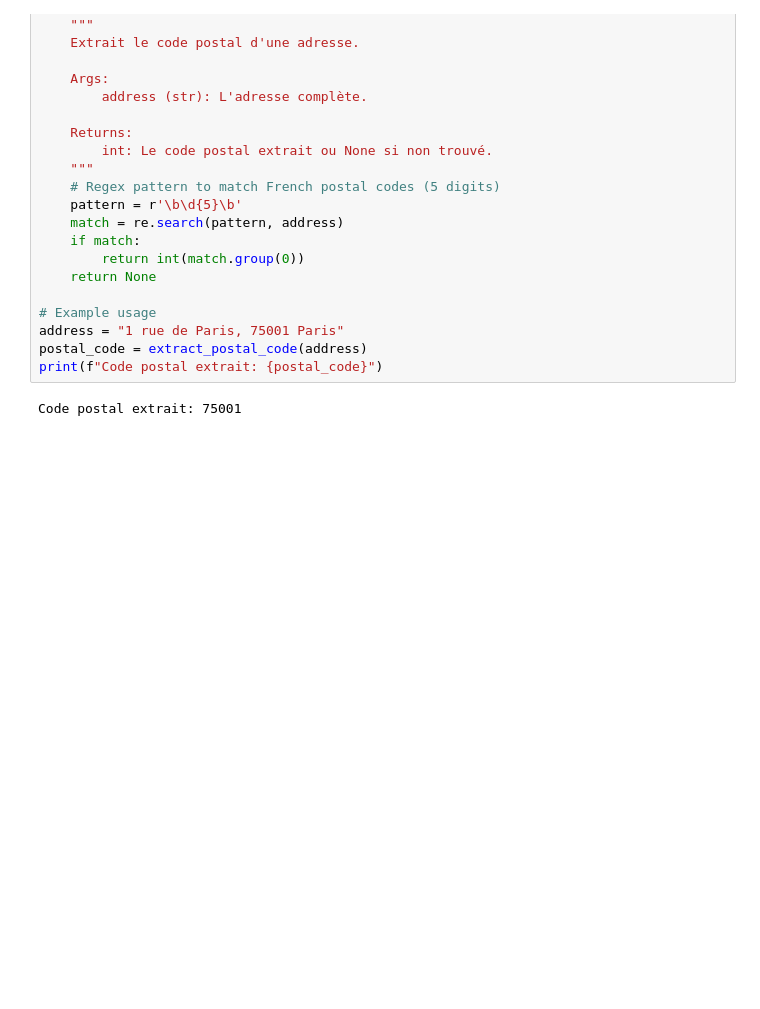
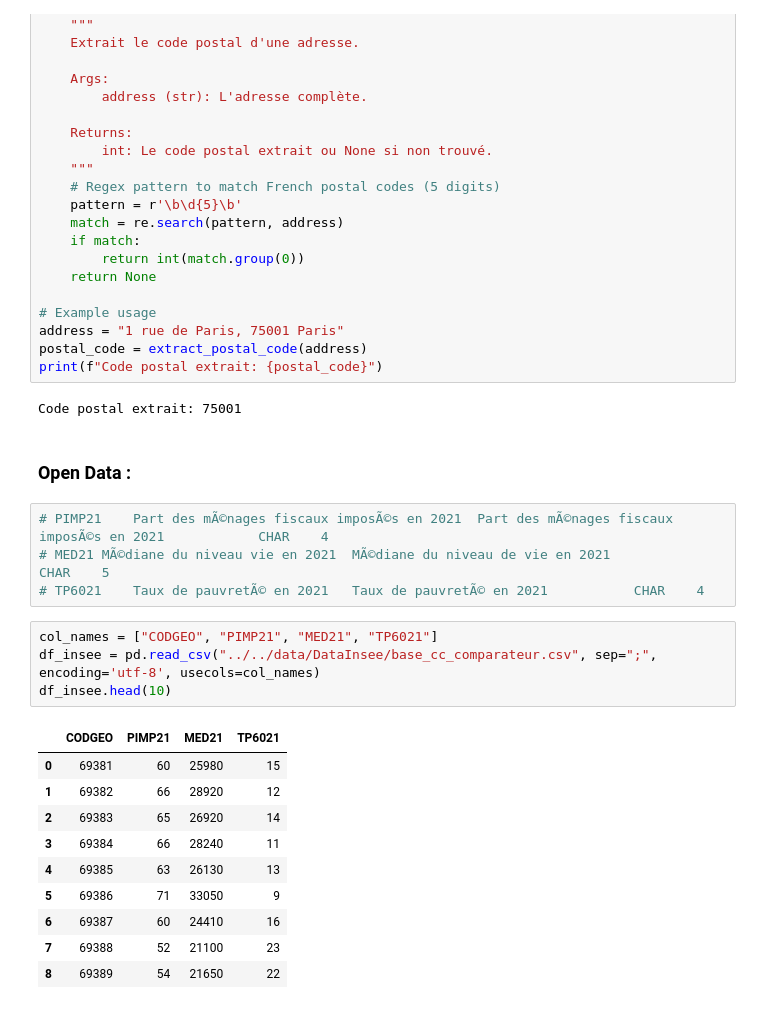
Before and after one commit to pbrbn/NLP-Projet-SISE, a Jupyter notebook: src/database_handling/insert_data.ipynb, the cells around one changed output. Drawn from its saved outputs; the diff is of its cells as text; blank space fills up the shorter version.

Commit message:
chargement data + col intéressantes

```diff
--- a/src/database_handling/insert_data.ipynb
+++ b/src/database_handling/insert_data.ipynb
@@ -313,3 +313,24 @@ postal_code = extract_postal_code(address)
 print(f"Code postal extrait: {postal_code}")
 # %% [output]
 Code postal extrait: 75001
+# %% [markdown]
+### Open Data :
+# %%
+# PIMP21	Part des mÃ©nages fiscaux imposÃ©s en 2021	Part des mÃ©nages fiscaux imposÃ©s en 2021			CHAR	4
+# MED21	MÃ©diane du niveau vie en 2021	MÃ©diane du niveau de vie en 2021			CHAR	5
+# TP6021	Taux de pauvretÃ© en 2021	Taux de pauvretÃ© en 2021			CHAR	4
+# %%
+col_names = ["CODGEO", "PIMP21", "MED21", "TP6021"]
+df_insee = pd.read_csv("../../data/DataInsee/base_cc_comparateur.csv", sep=";", encoding='utf-8', usecols=col_names)
+df_insee.head(10)
+# %% [output]
+|  | CODGEO | PIMP21 | MED21 | TP6021 |
+| 0 | 69381 | 60 | 25980 | 15 |
+| 1 | 69382 | 66 | 28920 | 12 |
+| 2 | 69383 | 65 | 26920 | 14 |
+| 3 | 69384 | 66 | 28240 | 11 |
+| 4 | 69385 | 63 | 26130 | 13 |
+| 5 | 69386 | 71 | 33050 | 9 |
+| 6 | 69387 | 60 | 24410 | 16 |
+| 7 | 69388 | 52 | 21100 | 23 |
+| 8 | 69389 | 54 | 21650 | 22 |
```
